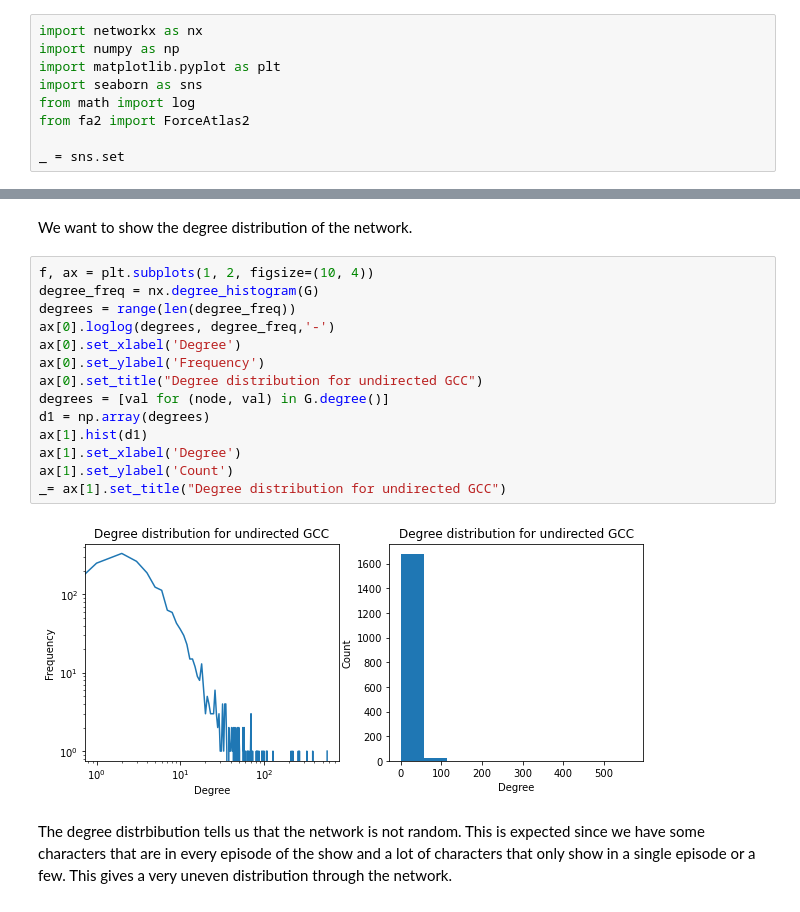
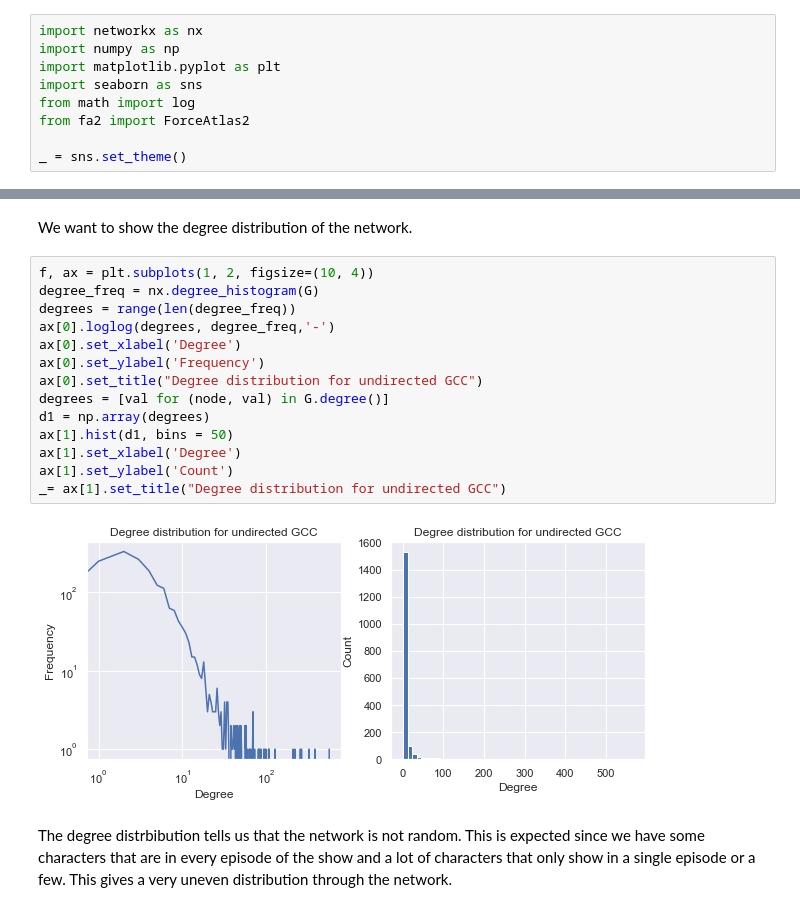
Before and after one commit to marcuskbrandt/socialgraphs, a Jupyter notebook: Explainer notebook - SP.ipynb, the cells around one changed output, grey strips where cells are left out. Saved outputs shown, nothing was run; the diff lists cells and outputs as text.

```diff
--- a/Explainer notebook - SP.ipynb
+++ b/Explainer notebook - SP.ipynb
@@ -19,7 +33,7 @@ import seaborn as sns
 from math import log
 from fa2 import ForceAtlas2
 
-_ = sns.set
+_ = sns.set_theme()
 # %% [markdown]
 Loading in the undirected GCC.
 # %%
@@ -61,19 +75,19 @@ We want to show the degree distribution of the network.
 # %%
 f, ax = plt.subplots(1, 2, figsize=(10, 4))
 degree_freq = nx.degree_histogram(G)
 degrees = range(len(degree_freq))
 ax[0].loglog(degrees, degree_freq,'-')
 ax[0].set_xlabel('Degree')
 ax[0].set_ylabel('Frequency')
 ax[0].set_title("Degree distribution for undirected GCC")
 degrees = [val for (node, val) in G.degree()]
 d1 = np.array(degrees)
-ax[1].hist(d1)
+ax[1].hist(d1, bins = 50)
 ax[1].set_xlabel('Degree')
 ax[1].set_ylabel('Count')
 _= ax[1].set_title("Degree distribution for undirected GCC")
 # %% [output]
-[figure, old version]
+[figure, new version]
 # %% [markdown]
 The degree distrbibution tells us that the network is not random. This is expected since we have some characters that are in every episode of the show and a lot of characters that only show in a single episode or a few. This gives a very uneven distribution through the network.
 # %% [markdown]
```
Also changed, not shown: parts of 6 cells of this notebook.
